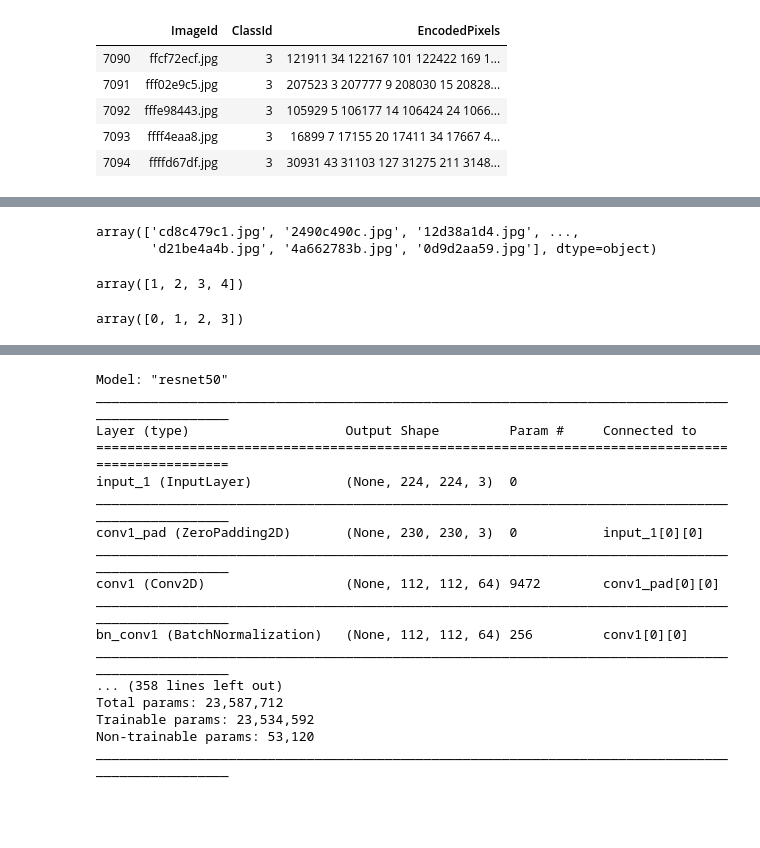
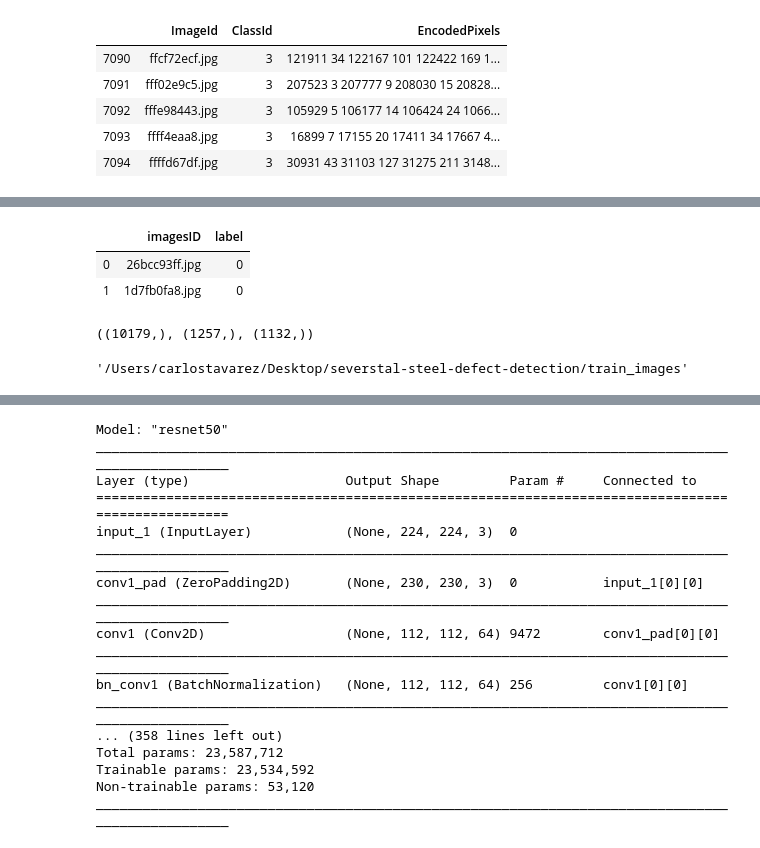
Before and after one commit to carlosezmz/Steel-Defects-Classification, a Jupyter notebook: Experimental.ipynb, the cells around one changed output, grey strips where cells are left out. Cells and saved outputs as stored; diff of their text form; code cells hidden in the pictures; blank space fills up the shorter version.

```diff
--- a/Experimental.ipynb
+++ b/Experimental.ipynb
@@ -132,9 +170,0 @@ test_dir
-# %%
-x_train
-# %% [output]
-array(['cd8c479c1.jpg', '2490c490c.jpg', '12d38a1d4.jpg', ...,
-       'd21be4a4b.jpg', '4a662783b.jpg', '0d9d2aa59.jpg'], dtype=object)
-# %%
-np.unique(y_train)
-# %% [output]
-array([1, 2, 3, 4])
@@ -145,4 +171,6 @@ y_test = y_test - 1
-# %%
-np.unique(y_train)
-# %% [output]
-array([0, 1, 2, 3])
+# %%
+imgs_df.head(2)
+# %% [output]
+|  | imagesID | label |
+| 0 | 26bcc93ff.jpg | 0 |
+| 1 | 1d7fb0fa8.jpg | 0 |
@@ -149,3 +184,11 @@ array([0, 1, 2, 3])
+# %%
+x_train.shape, x_test.shape, x_val.shape
+# %% [output]
+((10179,), (1257,), (1132,))
+# %%
+images_tr_dir
+# %% [output]
+'/Users/carlostavarez/Desktop/severstal-steel-defect-detection/train_images'
 # %%
 def move_file(from_dir, to_dir, imgs_list, labels_list):
 
```
Also changed, not shown: parts of 50 cells of this notebook, 1 other file.
